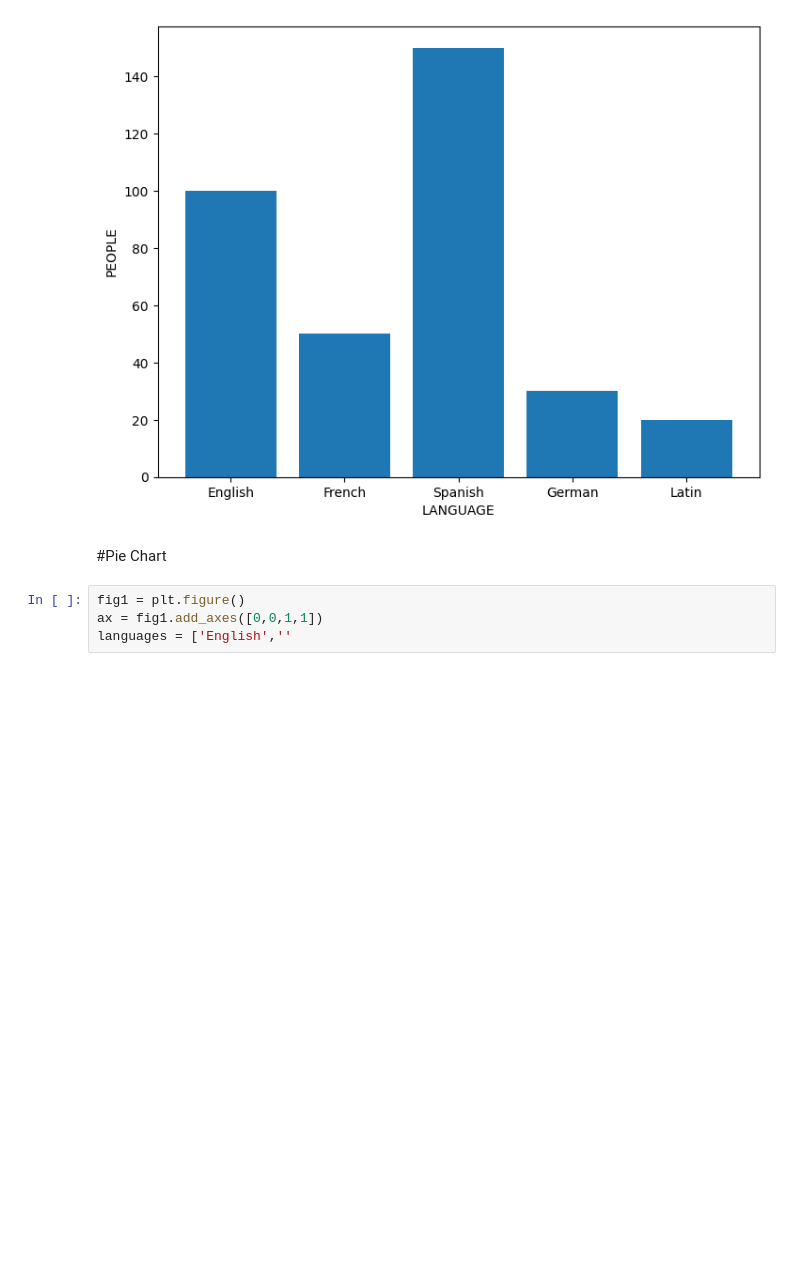
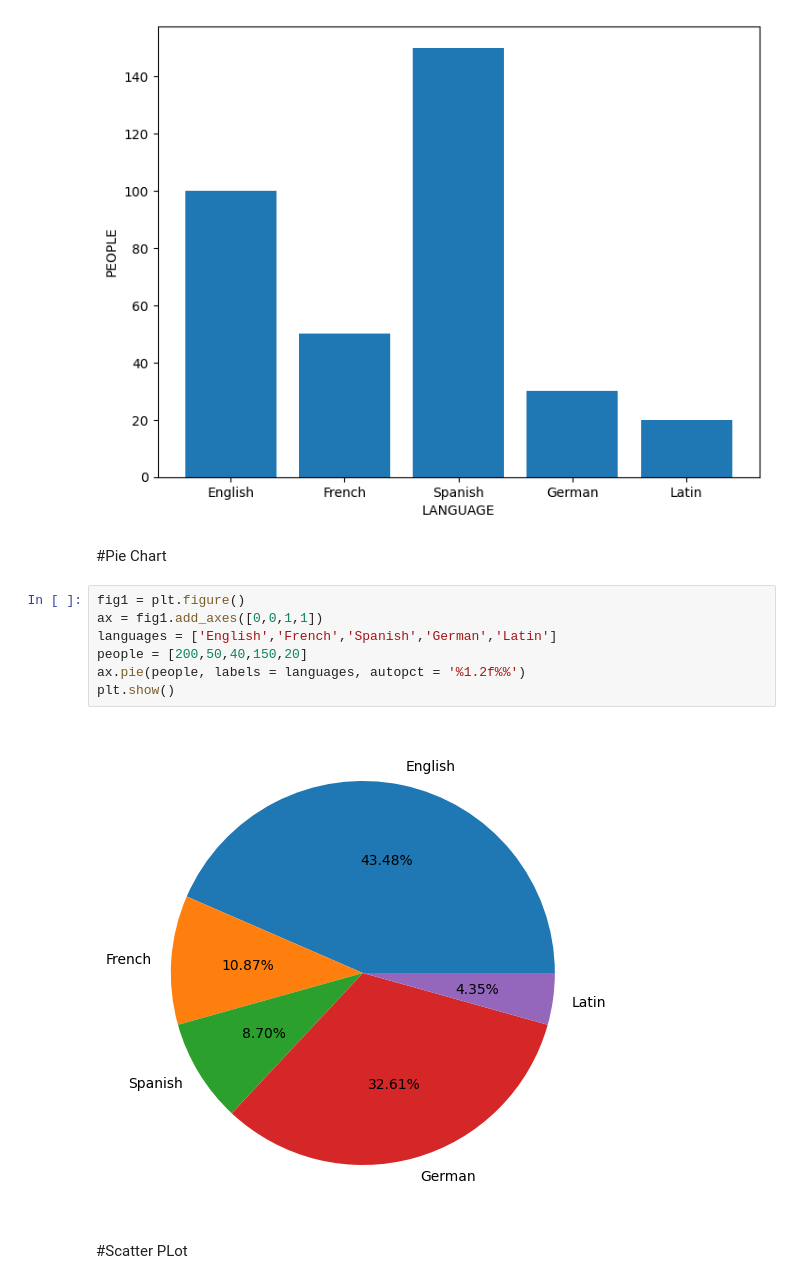
Before and after one commit to officialaryansingh/matplot_lib, a Jupyter notebook: Mathplotlib_basics.ipynb, the cells around one changed output. Cells and saved outputs as stored; diff of their text form; blank space fills up the shorter version.

```diff
--- a/Mathplotlib_basics.ipynb
+++ b/Mathplotlib_basics.ipynb
@@ -139,4 +139,11 @@ plt.show()
 # %%
 fig1 = plt.figure()
 ax = fig1.add_axes([0,0,1,1])
-languages = ['English',''
+languages = ['English','French','Spanish','German','Latin']
+people = [200,50,40,150,20]
+ax.pie(people, labels = languages, autopct = '%1.2f%%')
+plt.show()
+# %% [output]
+[figure, added]
+# %% [markdown]
+#Scatter PLot
```
